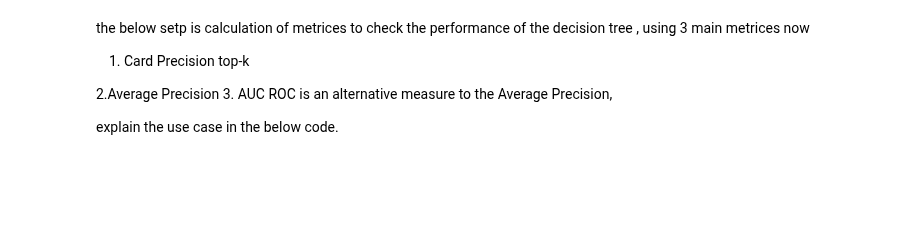
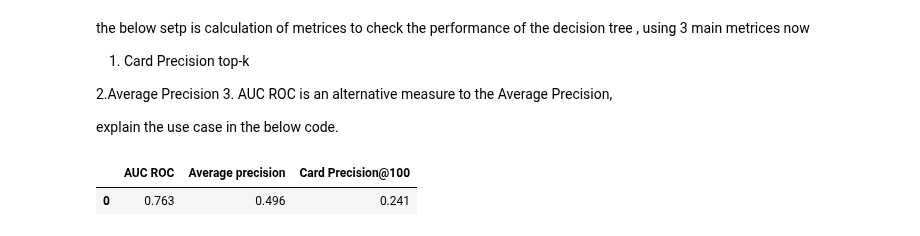
Before and after one commit to chandanravic/ML, a Jupyter notebook: credit_card_fraud_detection_google_collab.ipynb, the cells around one changed output. Drawn from its saved outputs; the diff is of its cells as text; code cells hidden in the pictures; blank space fills up the shorter version.

Commit message:
adding metrics to check for decision tree performance

```diff
--- a/credit_card_fraud_detection_google_collab.ipynb
+++ b/credit_card_fraud_detection_google_collab.ipynb
@@ -1055,0 +1128,8 @@ explain the use case in the below code.
+# %%
+predictions_df=test_df
+predictions_df['predictions']=model_and_predictions_dictionary['predictions_test']
+
+performance_assessment(predictions_df, top_k_list=[100])
+# %% [output]
+|  | AUC ROC | Average precision | Card Precision@100 |
+| 0 | 0.763 | 0.496 | 0.241 |
```
Also changed, not shown: parts of 9 cells of this notebook.
